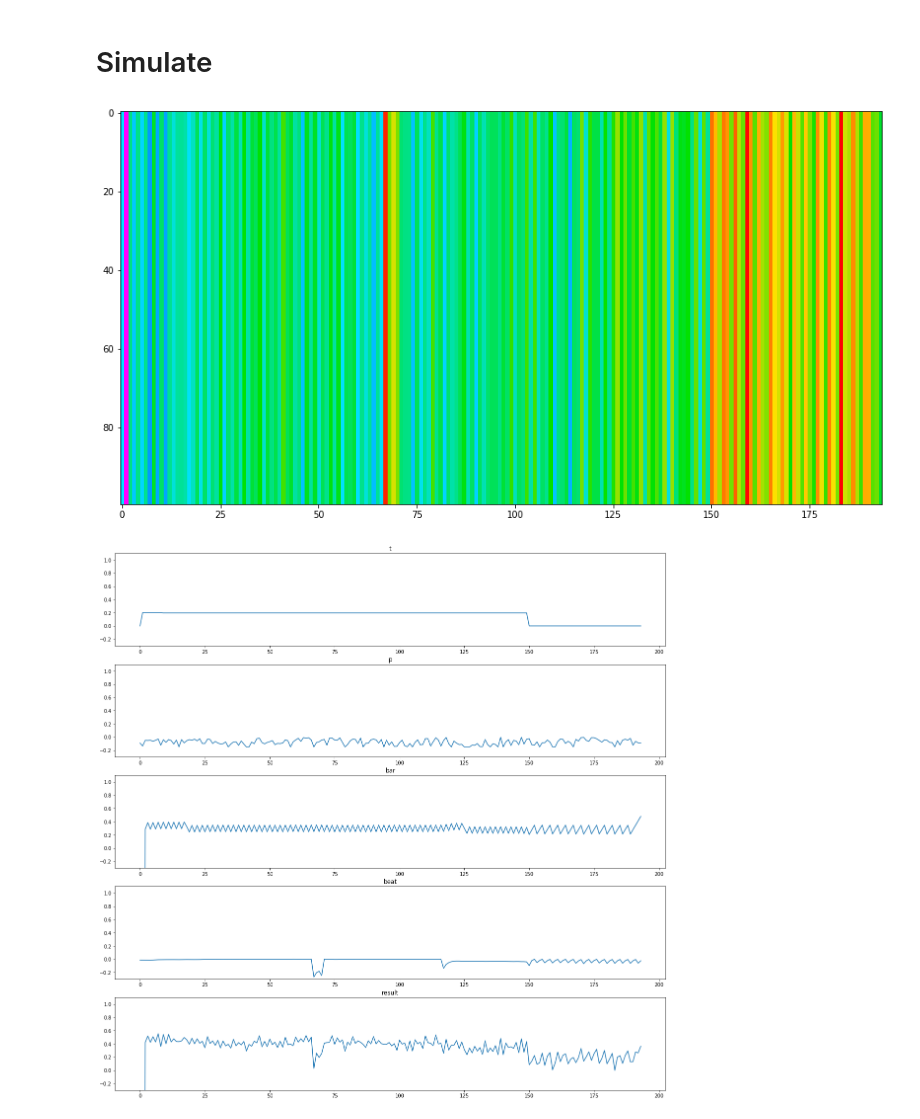
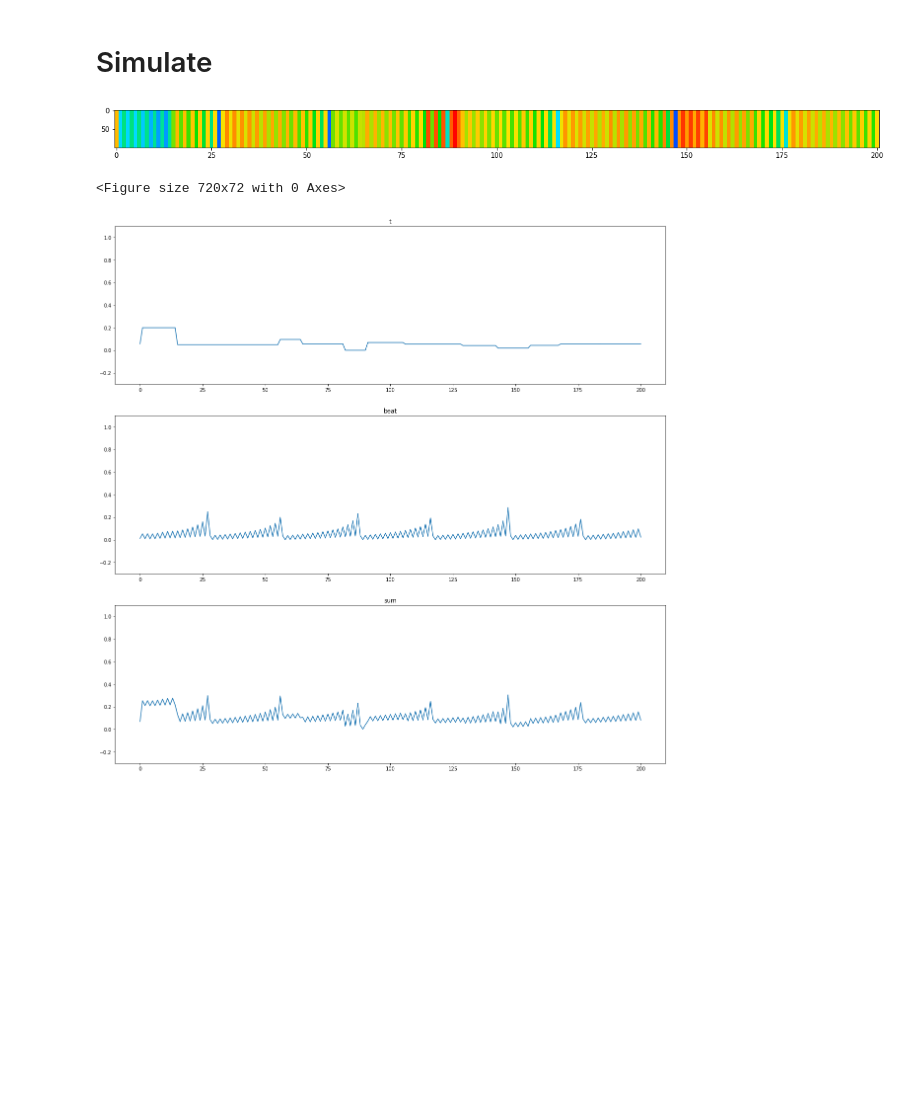
Before and after one commit to chapnickc/WizHook, a Jupyter notebook: EDA.ipynb, the cells around one changed output. Drawn from its saved outputs; the diff is of its cells as text; code cells hidden in the pictures; blank space fills up the shorter version.

```diff
--- a/EDA.ipynb
+++ b/EDA.ipynb
@@ -245,63 +41,37 @@ scale_section_key = section_scale_factory(analysis, 'key')
 # %% [markdown]
 # Simulate
 # %%
-def get_current_colors(t, led_count=1):
-    beat = get_current_beat(t)
-    bar = get_current_bar(t)
-    tatum = get_current_tatum(t)
-    segment = get_current_segment(t)
-    section = get_current_section(t)
-
-    loudness = scale_section_loudness(section.get('loudness', -1))
-    tempo = scale_section_tempo(section.get('tempo', -1))
-    key = scale_section_key(section.get('key', -1))
-
-
-
-    current_bar = (t - bar['start'] + bar['duration']) / bar['duration']
-    current_beat = (t - beat['start'] + beat['duration']) / beat['duration']
-    #beat_color = (t - beat['start'] + beat['duration']) / beat['duration']
-    #timbre_colors = [p for p in segment['timbre']]
-    #pitch_colors = [p for p in segment['pitches']]
-    parts = {
-        't': 0.2*tempo,
-        'p': -0.15*segment['pitches'][0],
-        'bar': 0.2*current_bar,
-        'beat': 0.1*math.log10(current_beat%1)
-    }
-    h = sum(parts.values())
-    parts['result']=h
-
-    rgb = colorsys.hsv_to_rgb(h, 1, 1)
-    p = _scale_pixel([255*p for p in rgb])
-    colors = [p for _ in range(led_count)]
-    return  colors, parts
 
 from matplotlib import pyplot as plt
 import numpy as np
+from app.AnalysisHelper import AnalysisHelper as Helper
+from app import AnalysisHelper; import importlib; importlib.reload(AnalysisHelper)
 
+analyzer =  Helper(analysis)
 duration = int(analysis['track']['duration'])
-
 view = np.empty(shape=(100, duration, 3))
 moments = {}
-for i in range(0, duration):
-    c, parts = get_current_colors(i)
-    view[:, i, :] = np.array(c)/255
+for t in range(0, duration):
+    c = analyzer.get_current_colors(t)
+    parts = analyzer.get_color_components(t)
+    view[:, t, :] = np.array(c)/255
     for k, v in parts.items():
         if not k in moments:
             moments[k] = []
         moments[k].append(v)
 
-fig = plt.figure(figsize=(20,8))
-plt.imshow(view)
+fig = plt.figure(figsize=(20,1))
+plt.imshow(view, aspect='auto', interpolation='none')
 plt.show()
 
+fig = plt.figure(figsize=(10,1))
 fig, ax = plt.subplots(figsize=(20,20), nrows=len(moments.keys()))
 for i, k in enumerate(moments):
     ax[i].plot(np.arange(0, duration), moments[k])
     ax[i].set_title(k)
     ax[i].set_ylim(-0.3, 1.1)
 plt.show()
 # %% [output]
-[figure, old version]
+[figure, new version]
+<Figure size 720x72 with 0 Axes>
-[figure, old version]
+[figure, new version]
```
Also changed, not shown: parts of 18 cells of this notebook, 3 other files.
